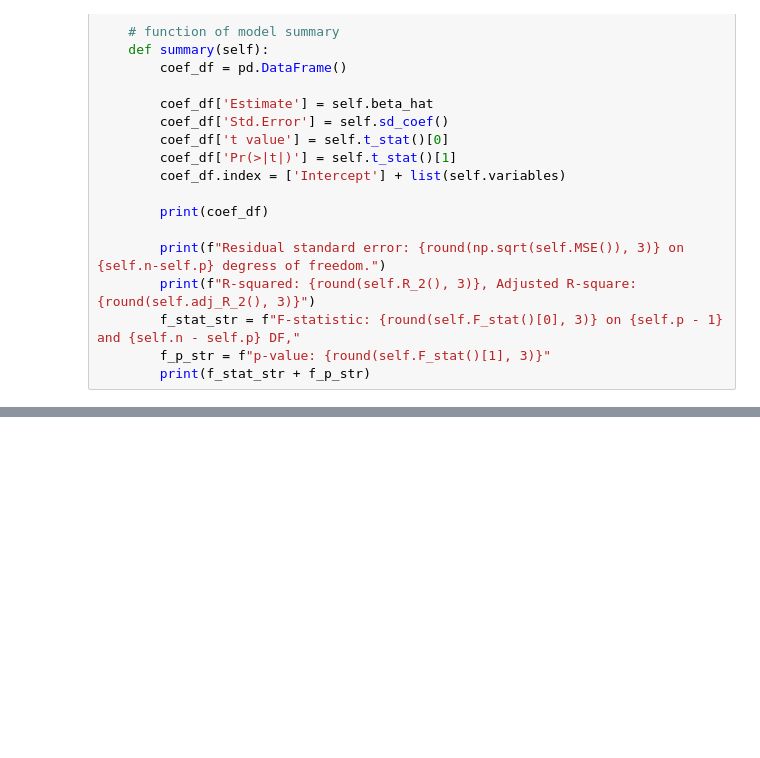
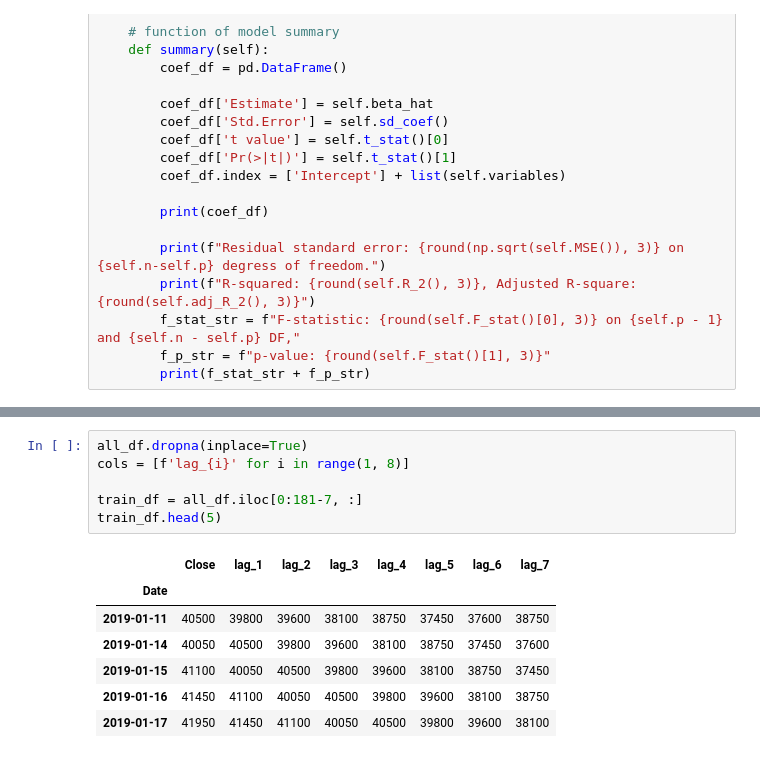
Before and after one commit to j0617johnny/INDE577_final_report, a Jupyter notebook: Supervised_learning/Linear_Regression/Linear_Regression.ipynb, the cells around one changed output, grey strips where cells are left out. Saved outputs shown, nothing was run; the diff lists cells and outputs as text; blank space fills up the shorter version.

```diff
--- a/Supervised_learning/Linear_Regression/Linear_Regression.ipynb
+++ b/Supervised_learning/Linear_Regression/Linear_Regression.ipynb
@@ -163,0 +179,14 @@ which can be installed using pip:
+# %%
+all_df.dropna(inplace=True)
+cols = [f'lag_{i}' for i in range(1, 8)]
+
+train_df = all_df.iloc[0:181-7, :]
+train_df.head(5)
+# %% [output]
+|  | Close | lag_1 | lag_2 | lag_3 | lag_4 | lag_5 | lag_6 | lag_7 |
+| Date |  |  |  |  |  |  |  |  |
+| 2019-01-11 | 40500 | 39800 | 39600 | 38100 | 38750 | 37450 | 37600 | 38750 |
+| 2019-01-14 | 40050 | 40500 | 39800 | 39600 | 38100 | 38750 | 37450 | 37600 |
+| 2019-01-15 | 41100 | 40050 | 40500 | 39800 | 39600 | 38100 | 38750 | 37450 |
+| 2019-01-16 | 41450 | 41100 | 40050 | 40500 | 39800 | 39600 | 38100 | 38750 |
+| 2019-01-17 | 41950 | 41450 | 41100 | 40050 | 40500 | 39800 | 39600 | 38100 |
```
Also changed, not shown: parts of 14 cells of this notebook, 2 other files.
